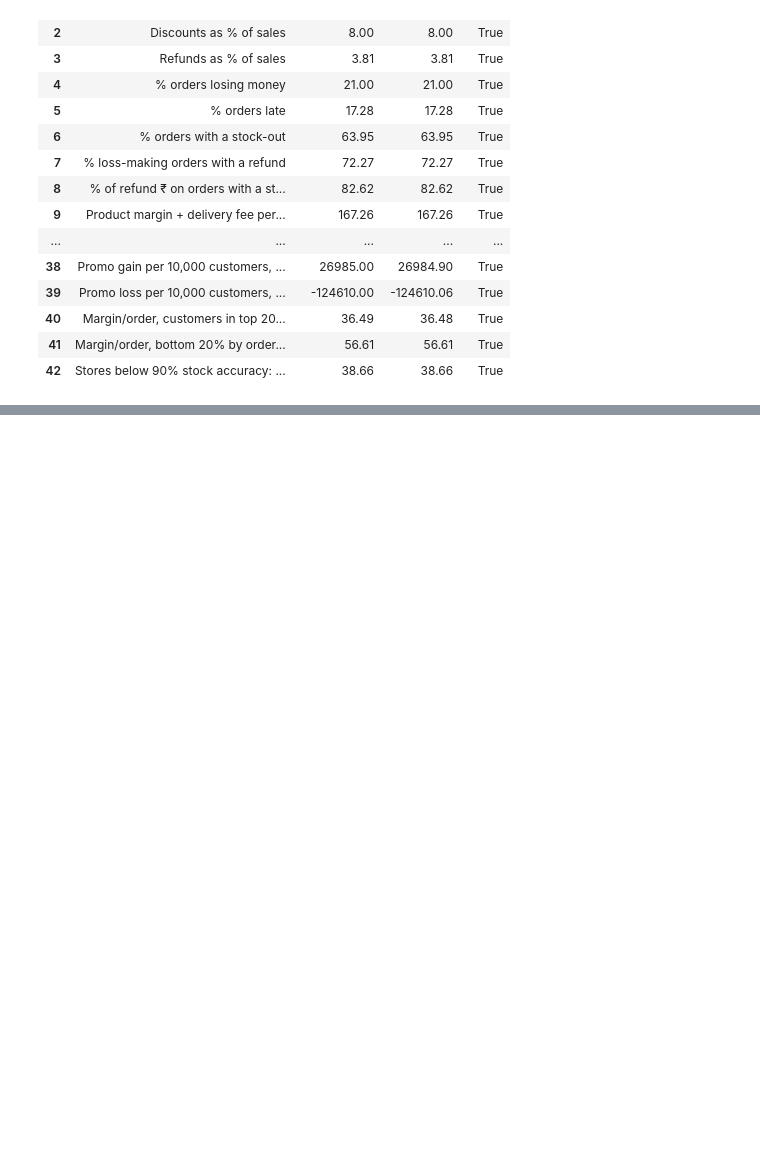
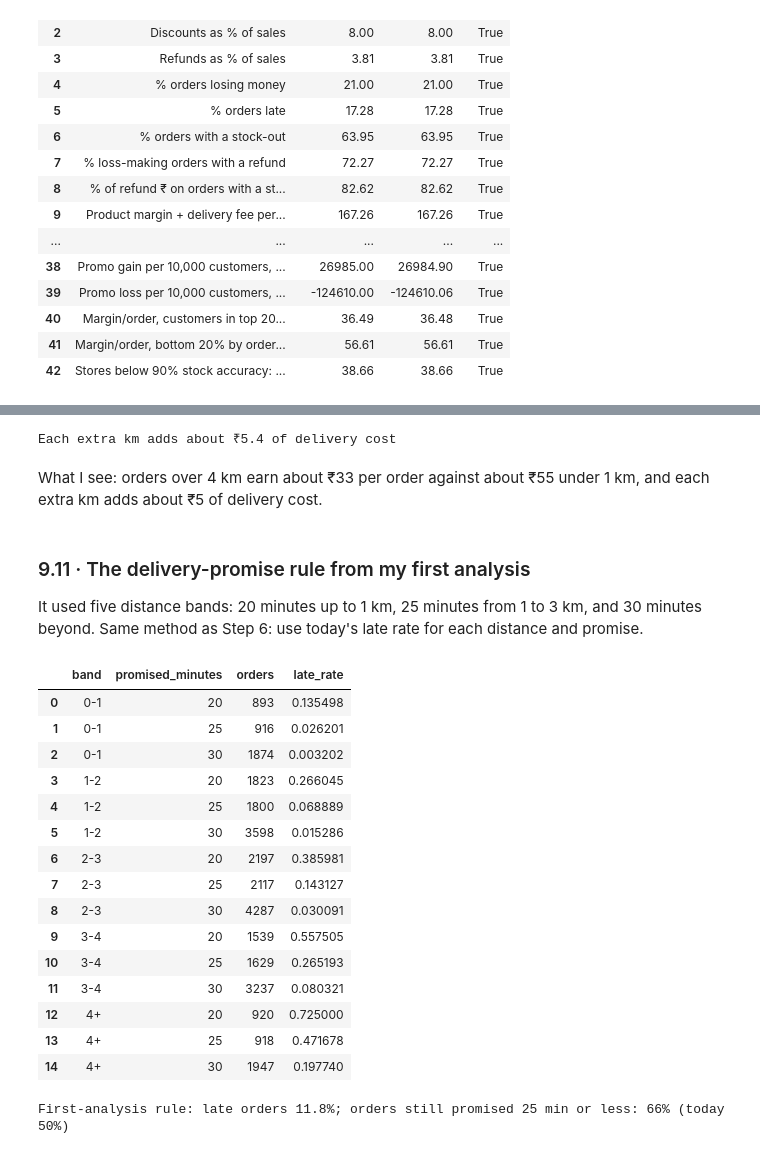
Before and after one commit to Aritra-20/swiftbasket-profitable-growth, a Jupyter notebook: notebooks/swiftbasket_analysis.ipynb, the cells around one changed output, grey strips where cells are left out. Drawn from its saved outputs; the diff is of its cells as text; code cells hidden in the pictures; blank space fills up the shorter version.

```diff
--- a/notebooks/swiftbasket_analysis.ipynb
+++ b/notebooks/swiftbasket_analysis.ipynb
@@ -1250,0 +1574,55 @@ Not re-done in simple SQL, on purpose:
+# %%
+# Extra delivery cost for each extra km (straight line through all delivered orders)
+d = run("SELECT delivery_distance_km, delivery_cost_inr FROM orders WHERE cancelled_flag = 0")
+cost_per_km, base_cost = np.polyfit(d["delivery_distance_km"], d["delivery_cost_inr"], 1)
+print(f"Each extra km adds about ₹{cost_per_km:.1f} of delivery cost")
+# %% [output]
+Each extra km adds about ₹5.4 of delivery cost
+# %% [markdown]
+What I see: orders over 4 km earn about ₹33 per order against about ₹55 under 1 km, and each extra km adds about ₹5 of delivery cost.
+# %% [markdown]
+### 9.11 · The delivery-promise rule from my first analysis
+It used five distance bands: 20 minutes up to 1 km, 25 minutes from 1 to 3 km, and 30 minutes beyond. Same method as Step 6: use today's late rate for each distance and promise.
+# %%
+five = run("""
+SELECT CASE WHEN delivery_distance_km <= 1 THEN '0-1'
+            WHEN delivery_distance_km <= 2 THEN '1-2'
+            WHEN delivery_distance_km <= 3 THEN '2-3'
+            WHEN delivery_distance_km <= 4 THEN '3-4'
+            ELSE '4+' END                       AS band,
+       promised_minutes,
+       COUNT(*)                                 AS orders,
+       AVG(late_delivery_flag)                  AS late_rate
+FROM orders
+WHERE cancelled_flag = 0
+GROUP BY band, promised_minutes
+""")
+five
+# %% [output]
+|  | band | promised_minutes | orders | late_rate |
+| 0 | 0-1 | 20 | 893 | 0.135498 |
+| 1 | 0-1 | 25 | 916 | 0.026201 |
+| 2 | 0-1 | 30 | 1874 | 0.003202 |
+| 3 | 1-2 | 20 | 1823 | 0.266045 |
+| 4 | 1-2 | 25 | 1800 | 0.068889 |
+| 5 | 1-2 | 30 | 3598 | 0.015286 |
+| 6 | 2-3 | 20 | 2197 | 0.385981 |
+| 7 | 2-3 | 25 | 2117 | 0.143127 |
+| 8 | 2-3 | 30 | 4287 | 0.030091 |
+| 9 | 3-4 | 20 | 1539 | 0.557505 |
+| 10 | 3-4 | 25 | 1629 | 0.265193 |
+| 11 | 3-4 | 30 | 3237 | 0.080321 |
+| 12 | 4+ | 20 | 920 | 0.725000 |
+| 13 | 4+ | 25 | 918 | 0.471678 |
+| 14 | 4+ | 30 | 1947 | 0.197740 |
+# %%
+old_rule = {"0-1": 20, "1-2": 25, "2-3": 25, "3-4": 30, "4+": 30}
+late = five.set_index(["band", "promised_minutes"])["late_rate"]
+orders_in_band = five.groupby("band")["orders"].sum()
+
+expected_late = sum(late[(band, minutes)] * orders_in_band[band] for band, minutes in old_rule.items()) / orders_in_band.sum()
+fast_share = sum(orders_in_band[band] for band, minutes in old_rule.items() if minutes <= 25) / orders_in_band.sum()
+fast_today = run("SELECT AVG(CASE WHEN promised_minutes <= 25 THEN 1.0 ELSE 0 END) AS s FROM orders WHERE cancelled_flag = 0").s[0]
+print(f"First-analysis rule: late orders {expected_late:.1%}; orders still promised 25 min or less: {fast_share:.0%} (today {fast_today:.0%})")
+# %% [output]
+First-analysis rule: late orders 11.8%; orders still promised 25 min or less: 66% (today 50%)
```
Also changed, not shown: parts of 53 cells of this notebook, 2 other files.
